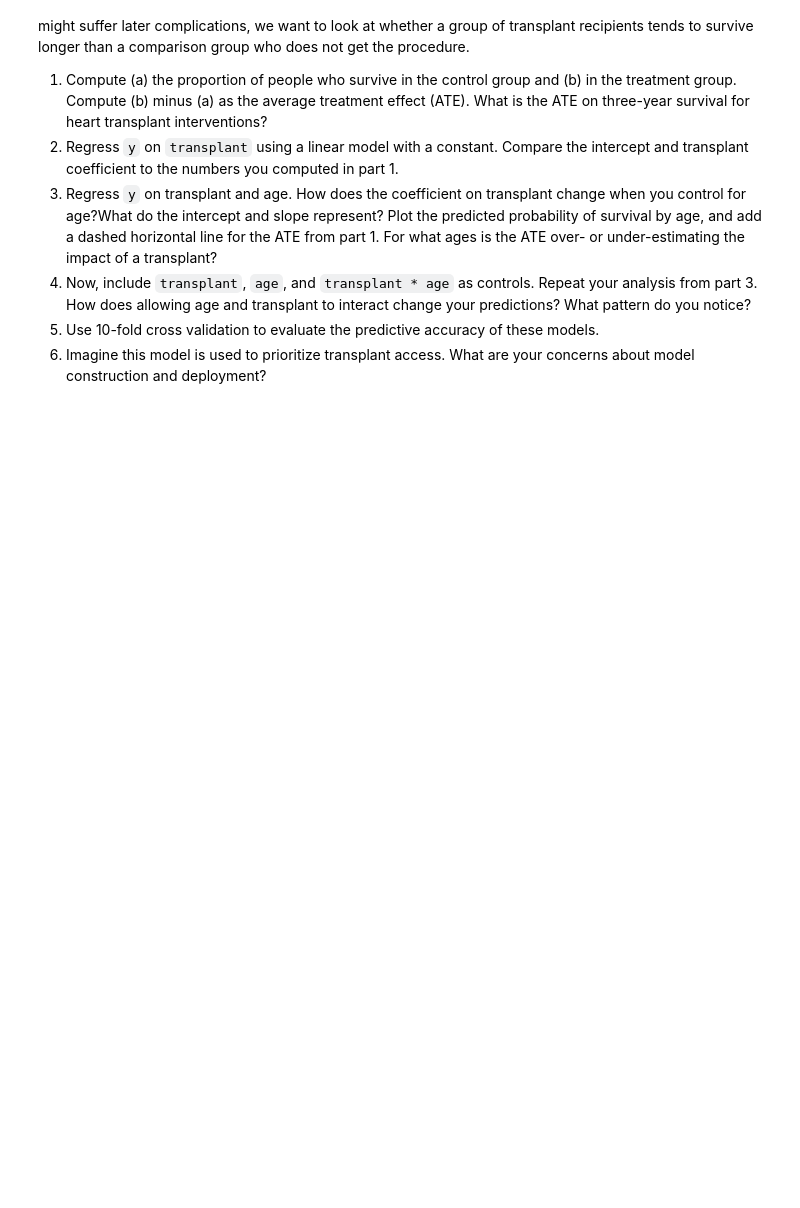
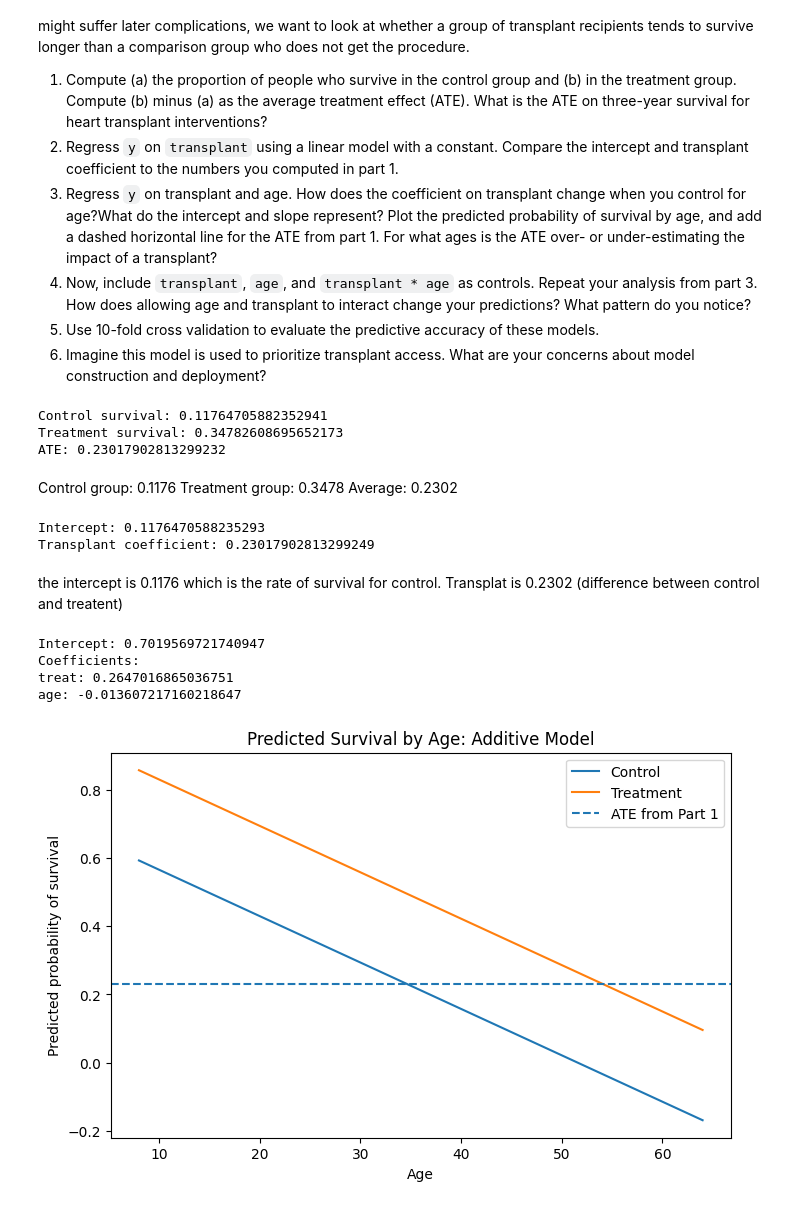
Before and after one commit to JasonYe05/undergrad_ml_assignments, a Jupyter notebook: 03_assignment_linear_models.ipynb, the cells around one changed output. Saved outputs shown, nothing was run; the diff lists cells and outputs as text; code cells hidden in the pictures; blank space fills up the shorter version.

```diff
--- a/03_assignment_linear_models.ipynb
+++ b/03_assignment_linear_models.ipynb
@@ -361,0 +421,67 @@ Since a heart transplant is a dangerous operation and even people who successful
+# %%
+group_survival = df.groupby("transplant")["y"].mean()
+control_survival = group_survival["control"]
+treatment_survival = group_survival["treatment"]
+ate = treatment_survival - control_survival
+
+print("Control survival:", control_survival)
+print("Treatment survival:", treatment_survival)
+print("ATE:", ate)
+# %% [output]
+Control survival: 0.11764705882352941
+Treatment survival: 0.34782608695652173
+ATE: 0.23017902813299232
+# %% [markdown]
+Control group: 0.1176
+Treatment group: 0.3478
+Average: 0.2302
+# %%
+X2 = df[["treat"]]
+model2 = LinearRegression()
+model2.fit(X2, y)
+
+print("Intercept:", model2.intercept_)
+print("Transplant coefficient:", model2.coef_[0])
+# %% [output]
+Intercept: 0.1176470588235293
+Transplant coefficient: 0.23017902813299249
+# %% [markdown]
+the intercept is 0.1176 which is the rate of survival for control. Transplat is 0.2302 (difference between control and treatent)
+# %%
+X3 = df[["treat", "age"]]
+model3 = LinearRegression()
+model3.fit(X3, y)
+
+print("Intercept:", model3.intercept_)
+print("Coefficients:")
+print("treat:", model3.coef_[0])
+print("age:", model3.coef_[1])
+
+age_grid = pd.DataFrame({"age": np.arange(df["age"].min(), df["age"].max() + 1)})
+control_pred = pd.DataFrame({
+    "treat": 0,
+    "age": age_grid["age"]
+})
+treatment_pred = pd.DataFrame({
+    "treat": 1,
+    "age": age_grid["age"]
+})
+
+control_hat = model3.predict(control_pred)
+treatment_hat = model3.predict(treatment_pred)
+
+plt.figure(figsize=(8, 5))
+plt.plot(age_grid["age"], control_hat, label="Control")
+plt.plot(age_grid["age"], treatment_hat, label="Treatment")
+plt.axhline(ate, linestyle="--", label="ATE from Part 1")
+plt.xlabel("Age")
+plt.ylabel("Predicted probability of survival")
+plt.title("Predicted Survival by Age: Additive Model")
+plt.legend()
+plt.show()
+# %% [output]
+Intercept: 0.7019569721740947
+Coefficients:
+treat: 0.2647016865036751
+age: -0.013607217160218647
+[figure, added]
```
Also changed, not shown: parts of 16 cells of this notebook.
